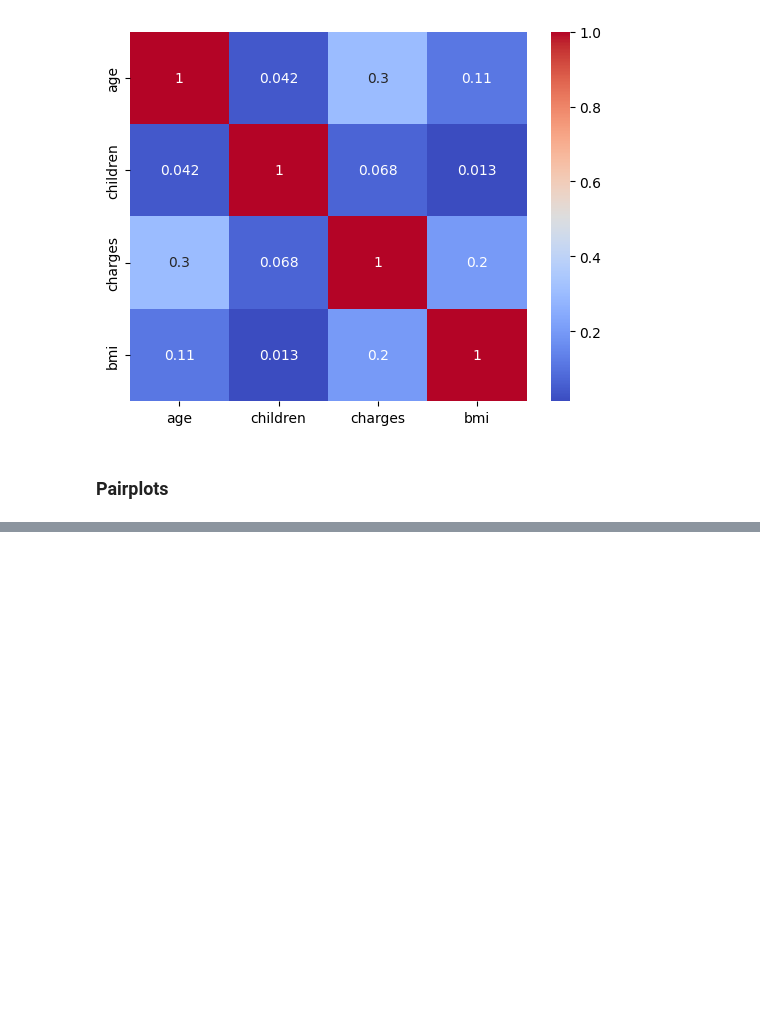
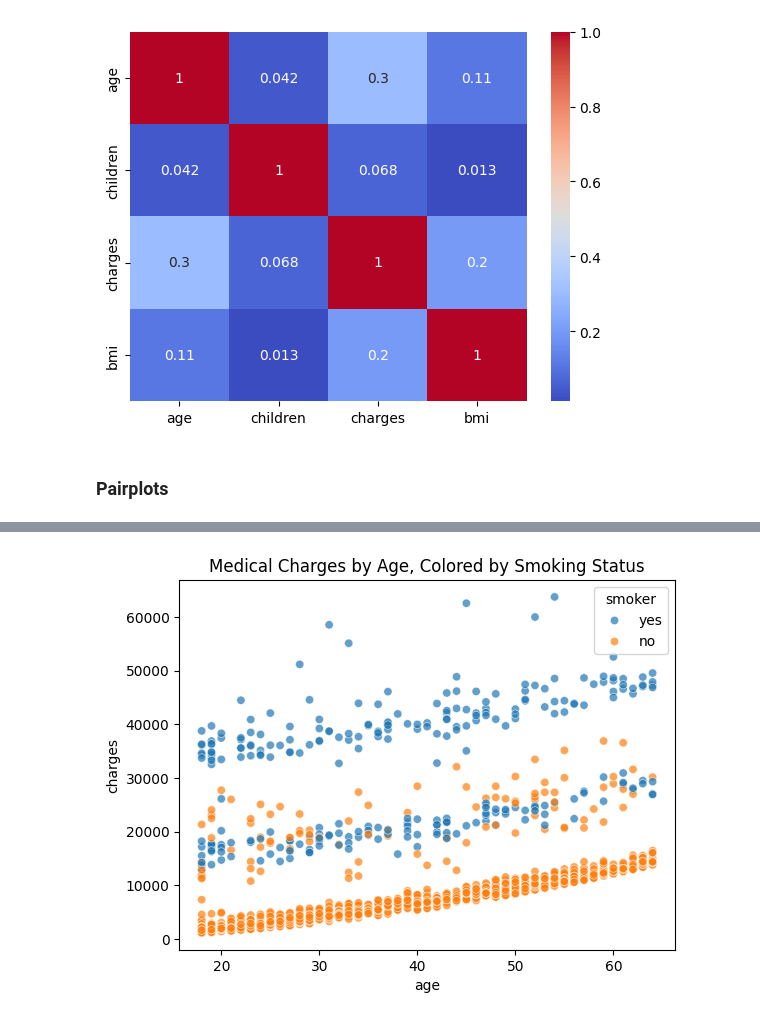
Before and after one commit to elmhmmd/Pr-dicteur-de-Charges-d-Assurance-Maladie, a Jupyter notebook: Assurance.ipynb, the cells around one changed output, grey strips where cells are left out. Drawn from its saved outputs; the diff is of its cells as text; code cells hidden in the pictures; blank space fills up the shorter version.

```diff
--- a/Assurance.ipynb
+++ b/Assurance.ipynb
@@ -160,0 +161,11 @@ plt.show()
+# %%
+
+sns.scatterplot(data=df, x='age', y='charges', hue='smoker', alpha=0.7)
+
+
+plt.title('Medical Charges by Age, Colored by Smoking Status')
+
+
+plt.show()
+# %% [output]
+[figure, added]
```
Also changed, not shown: parts of 18 cells of this notebook, 1 other file.
